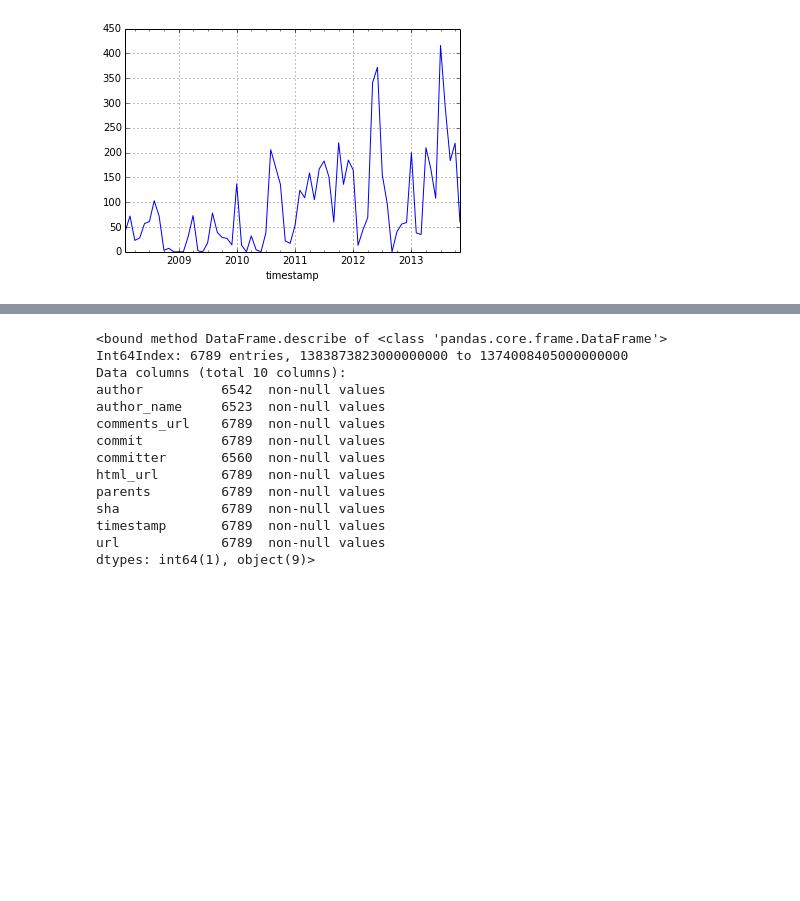
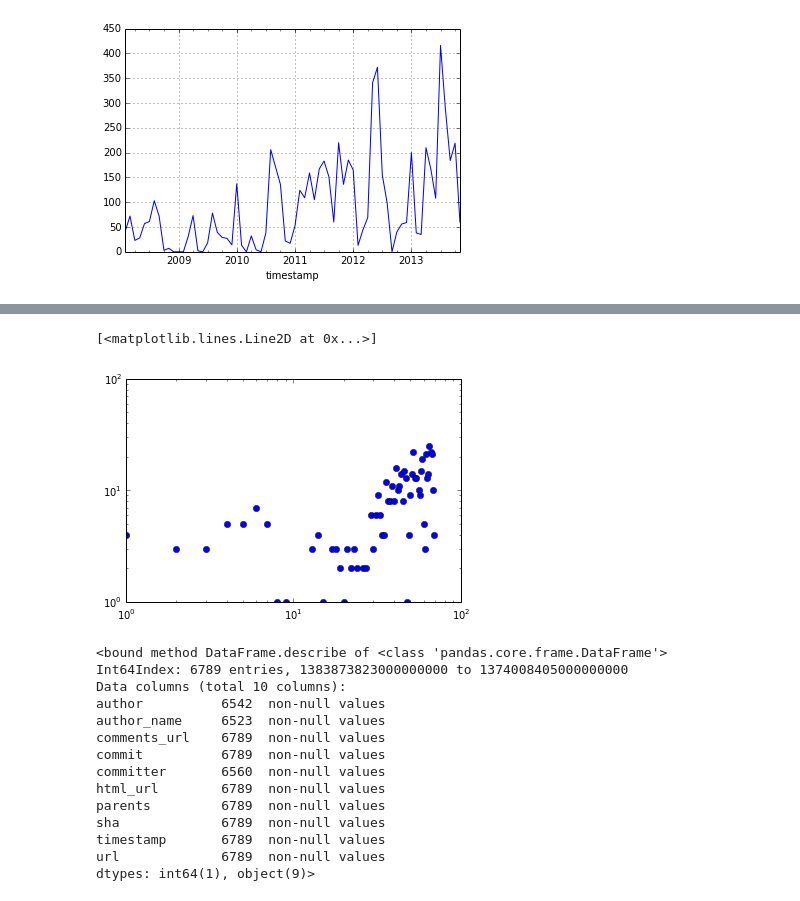
Before and after one commit to AJRenold/github-repo-quantitative-research, a Jupyter notebook: exploring_git_repo_health.ipynb, the cells around one changed output, grey strips where cells are left out. Saved outputs shown, nothing was run; the diff lists cells and outputs as text; code cells hidden in the pictures; blank space fills up the shorter version.

```diff
--- a/exploring_git_repo_health.ipynb
+++ b/exploring_git_repo_health.ipynb
@@ -225,8 +225,7 @@ Time bins - weekly and 100 days
 # %%
 commits_df_time = commits_df.copy()
 # %%
-commits_df_time.index
-commits_df_time.timestamp
+commits_df_time.index = commits_df_time.timestamp
 commits_df_time.author.resample('D', how='count')
 # %% [output]
 timestamp
@@ -253,0 +267,6 @@ commits_df_time.author.resample('M', how='count').plot()
+# %%
+def uniqueAuthors(auth):
+    return len(set([ a for a in auth if a != None]))
+# %%
+count_commits = commits_df_time.commit.resample('3d', how='count')
+count_authors = commits_df_time.author_name.resample('3d', how=uniqueAuthors)
@@ -254,3 +294,9 @@ commits_df_time.author.resample('M', how='count').plot()
+# %%
+import matplotlib.pyplot as plt
+loglog(count_authors, count_commits,'o')
+# %% [output]
+[<matplotlib.lines.Line2D at 0x...>]
+[figure, added]
 # %%
 commits_df_time.describe
 # %% [output]
```
Also changed, not shown: parts of 4 cells of this notebook.
